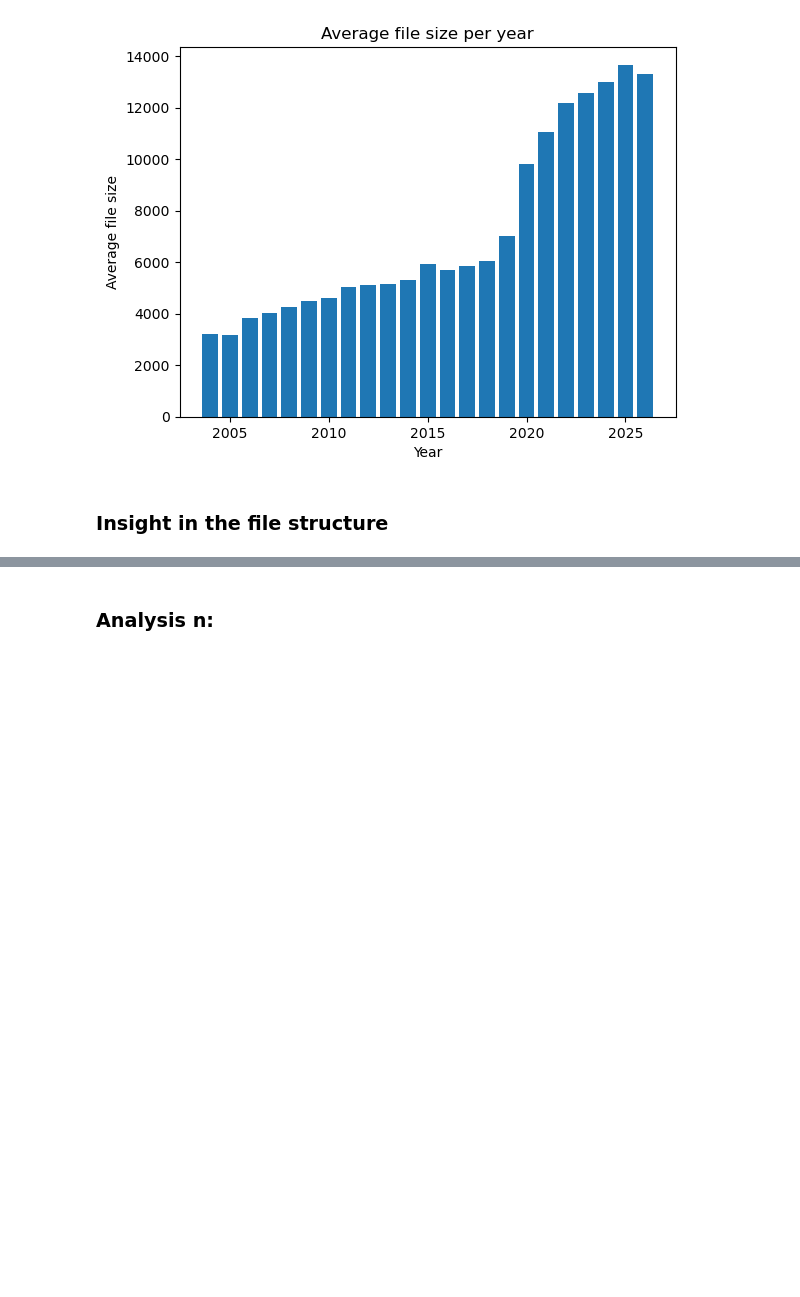
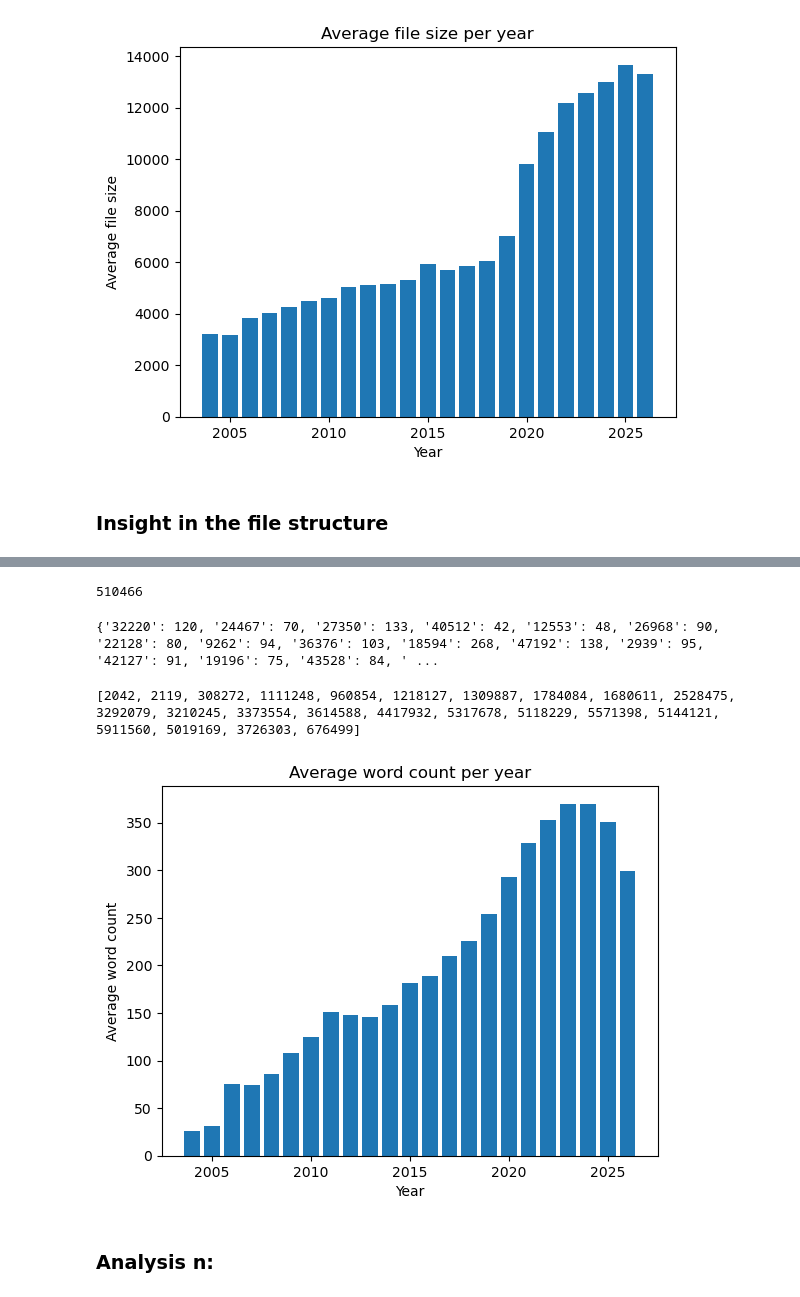
Before and after one commit to Marit-vdh/master-thesis, a Jupyter notebook: exploratory-data-analysis/Exploratory Data Analysis.ipynb, the cells around one changed output, grey strips where cells are left out. Cells and saved outputs as stored; diff of their text form; code cells hidden in the pictures; blank space fills up the shorter version.

Commit message:
Add word counts

```diff
--- a/exploratory-data-analysis/Exploratory Data Analysis.ipynb
+++ b/exploratory-data-analysis/Exploratory Data Analysis.ipynb
@@ -157,3 +170,69 @@ for month in os.listdir('../../articles/2004'):
+# %%
+word_counts = {}
+
+for year in article_text.keys():
+    for month in article_text[year].keys():
+        for article in article_text[year][month].keys():
+
+            # Split the text into individual words using nltk tokenizer
+            for word in word_tokenize(article_text[year][month][article]):
+
+                # Count the words
+                word_counts[word] = word_counts.get(word.lower(), 0) + 1
+
+print(word_counts['voor'])
+# %% [output]
+510466
+# %%
+article_lengths = {}
+
+for year in article_text.keys():
+
+    article_lengths[year] = {}
+
+    for month in article_text[year].keys():
+
+        article_lengths[year][month] = {}
+
+        for article in article_text[year][month].keys():
+
+            # Split the text into individual words using nltk tokenizer
+            tokenized = word_tokenize(article_text[year][month][article])
+
+            article_lengths[year][month][article] = len(tokenized)
+
+print(article_lengths['2009']['01'])
+# %% [output]
+{'32220': 120, '24467': 70, '27350': 133, '40512': 42, '12553': 48, '26968': 90, '22128': 80, '9262': 94, '36376': 103, '18594': 268, '47192': 138, '2939': 95, '42127': 91, '19196': 75, '43528': 84, ' ...
+# %%
+# Show the average number of words
+cum_word_count = []
+
+for year in sorted(list(article_lengths.keys())):
+
+    size_sum = 0
+
+    for month, articles in article_lengths[year].items():
+
+        for article in articles:
+            size_sum += article_lengths[year][month][article]
+
+    cum_word_count.append(size_sum)
+
+print(cum_word_count)
+# %% [output]
+[2042, 2119, 308272, 1111248, 960854, 1218127, 1309887, 1784084, 1680611, 2528475, 3292079, 3210245, 3373554, 3614588, 4417932, 5317678, 5118229, 5571398, 5144121, 5911560, 5019169, 3726303, 676499]
+# %%
+height = np.array(cum_word_count) / np.array(n_articles)
+
+plt.bar(sorted(article_names.keys()),
+        height=height)
+plt.xlabel('Year')
+plt.ylabel('Average word count')
+plt.title("Average word count per year")
+plt.show()
+# %% [output]
+[figure, added]
 # %% [markdown]
 ### Analysis n:
 # %%
```
Also changed, not shown: parts of 7 cells of this notebook.
